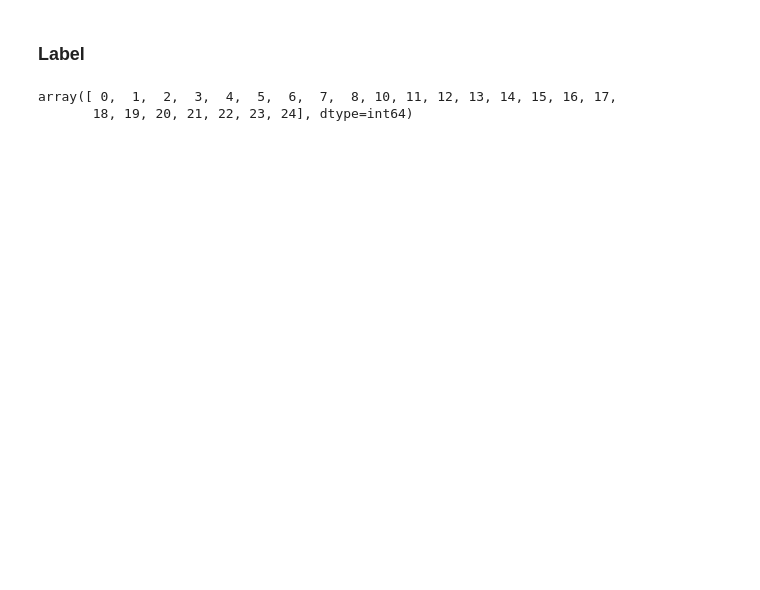
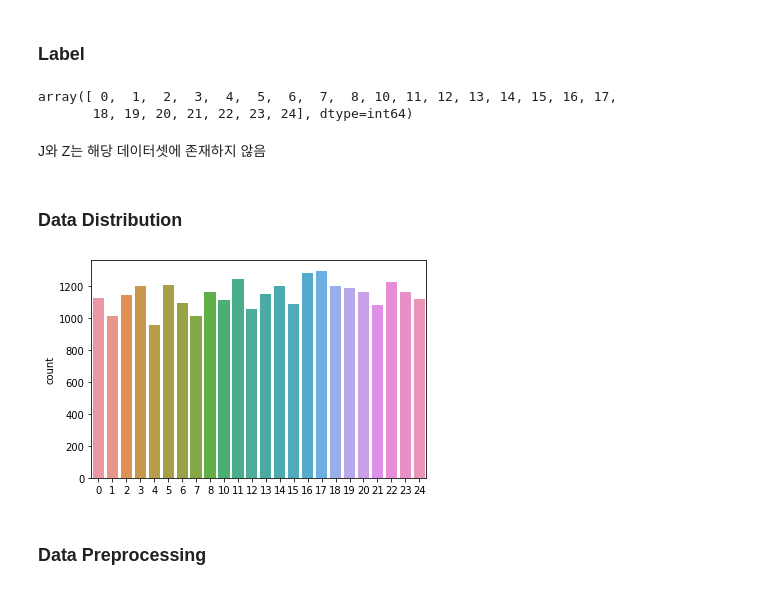
Before and after one commit to nuyhc/Sign_CLF, a Jupyter notebook: 개인 작업물/김채현/eng_real_time.ipynb, the cells around one changed output. Drawn from its saved outputs; the diff is of its cells as text; code cells hidden in the pictures; blank space fills up the shorter version.

```diff
--- a/개인 작업물/김채현/eng_real_time.ipynb
+++ b/개인 작업물/김채현/eng_real_time.ipynb
@@ -44,3 +58,13 @@ np.unique(unique_val)
 # %% [output]
 array([ 0,  1,  2,  3,  4,  5,  6,  7,  8, 10, 11, 12, 13, 14, 15, 16, 17,
        18, 19, 20, 21, 22, 23, 24], dtype=int64)
+# %% [markdown]
+J와 Z는 해당 데이터셋에 존재하지 않음
+# %% [markdown]
+### Data Distribution
+# %%
+_ = sns.countplot(x=labels)
+# %% [output]
+[figure, added]
+# %% [markdown]
+### Data Preprocessing
```
Also changed, not shown: parts of 32 cells of this notebook.
